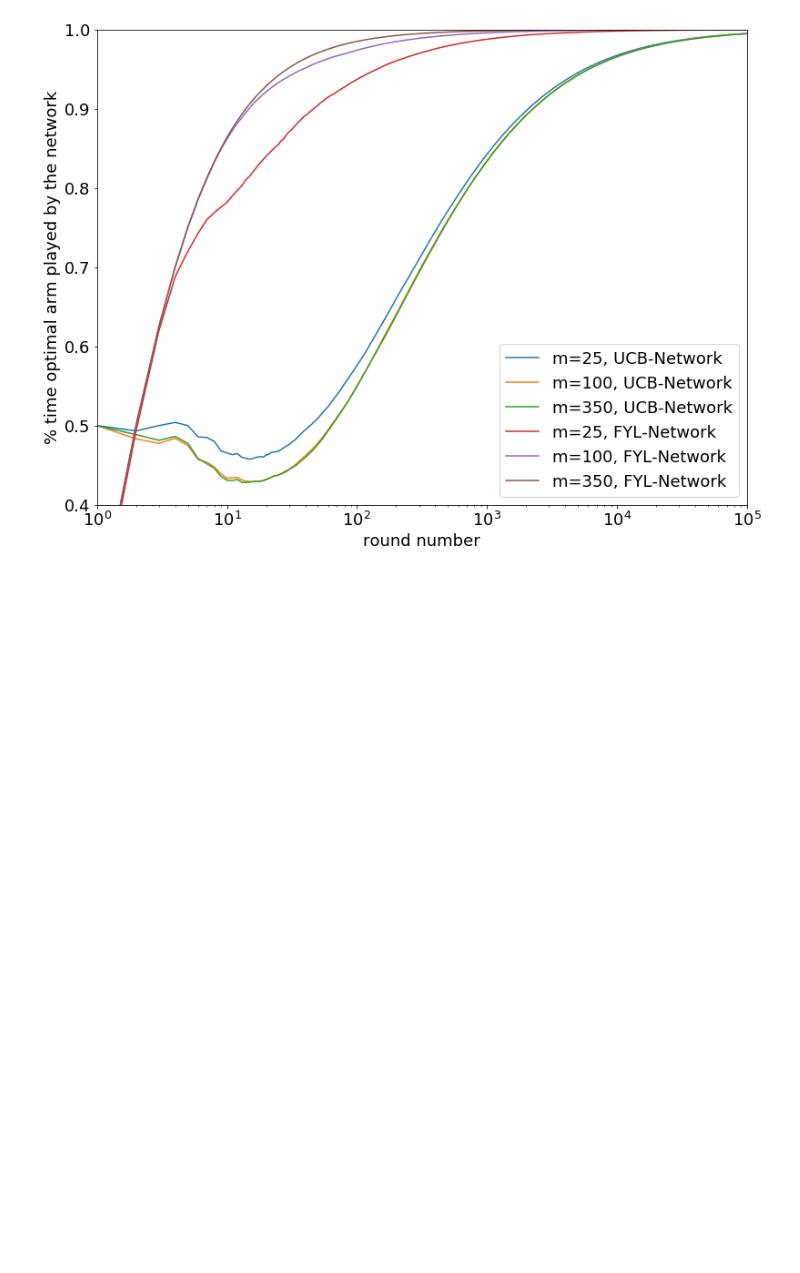
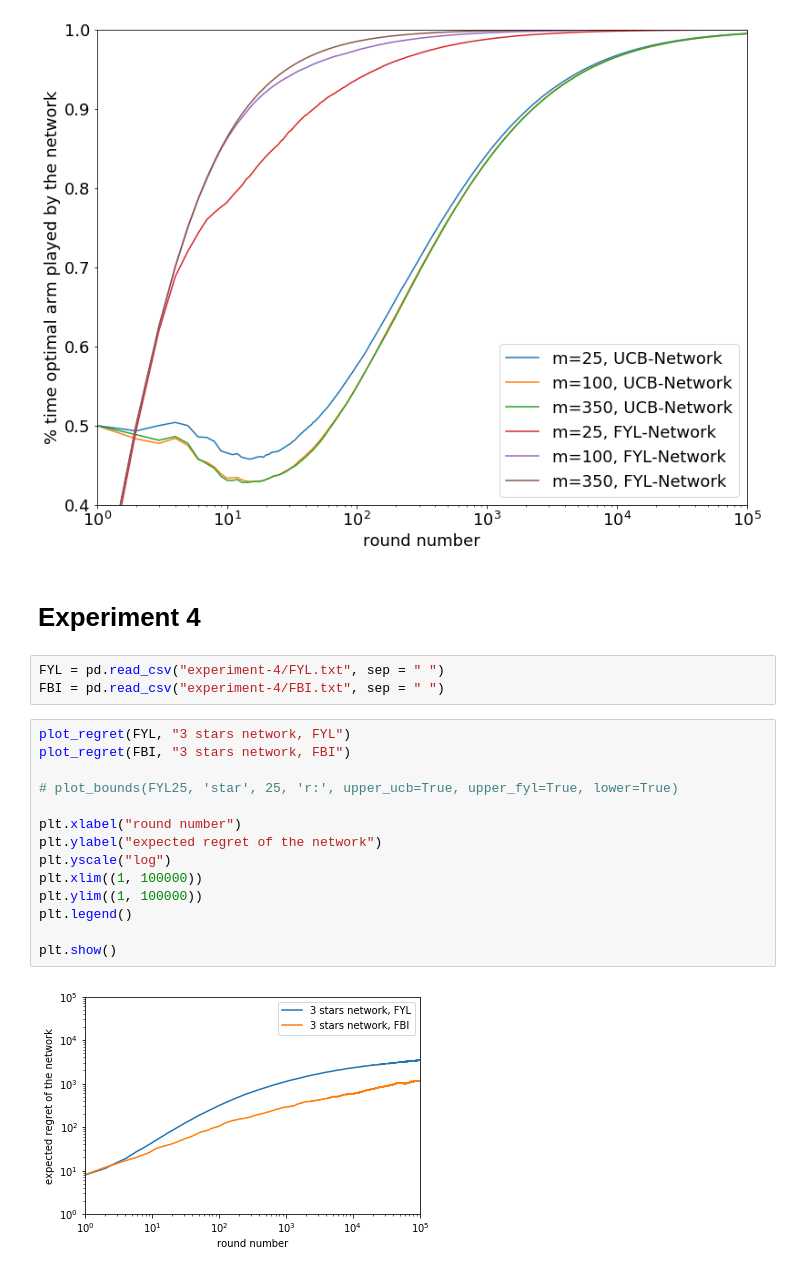
Before and after one commit to LouisTrezzini/mlgraphs-bandits-network, a Jupyter notebook: VisualizeRegret.ipynb, the cells around one changed output. Saved outputs shown, nothing was run; the diff lists cells and outputs as text; blank space fills up the shorter version.

```diff
--- a/VisualizeRegret.ipynb
+++ b/VisualizeRegret.ipynb
@@ -145,3 +145,24 @@ plt.legend()
 plt.show()
 # %% [output]
 [figure]
+# %% [markdown]
+# Experiment 4
+# %%
+FYL = pd.read_csv("experiment-4/FYL.txt", sep = " ")
+FBI = pd.read_csv("experiment-4/FBI.txt", sep = " ")
+# %%
+plot_regret(FYL, "3 stars network, FYL")
+plot_regret(FBI, "3 stars network, FBI")
+
+# plot_bounds(FYL25, 'star', 25, 'r:', upper_ucb=True, upper_fyl=True, lower=True)
+
+plt.xlabel("round number")
+plt.ylabel("expected regret of the network")
+plt.yscale("log")
+plt.xlim((1, 100000))
+plt.ylim((1, 100000))
+plt.legend()
+
+plt.show()
+# %% [output]
+[figure, added]
```
Also changed, not shown: parts of 1 cell of this notebook, 6 other files.
